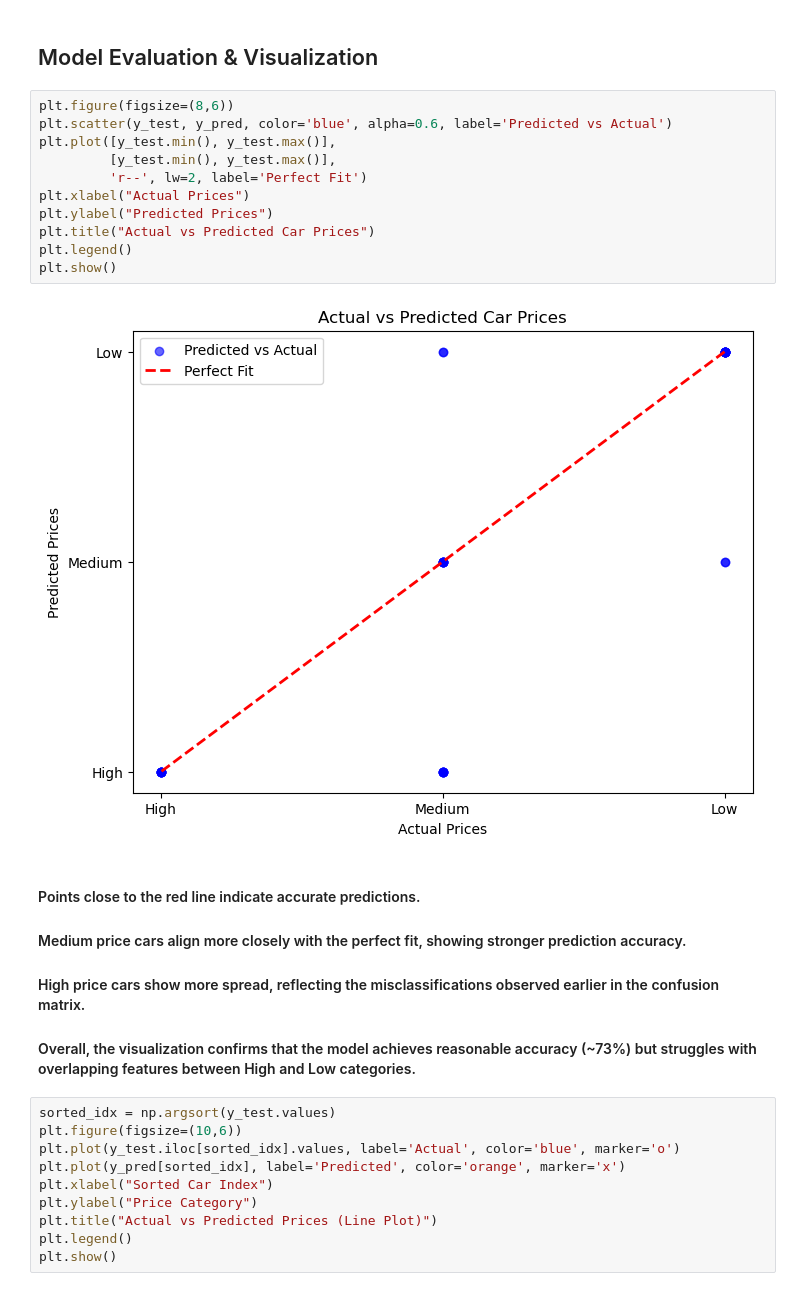
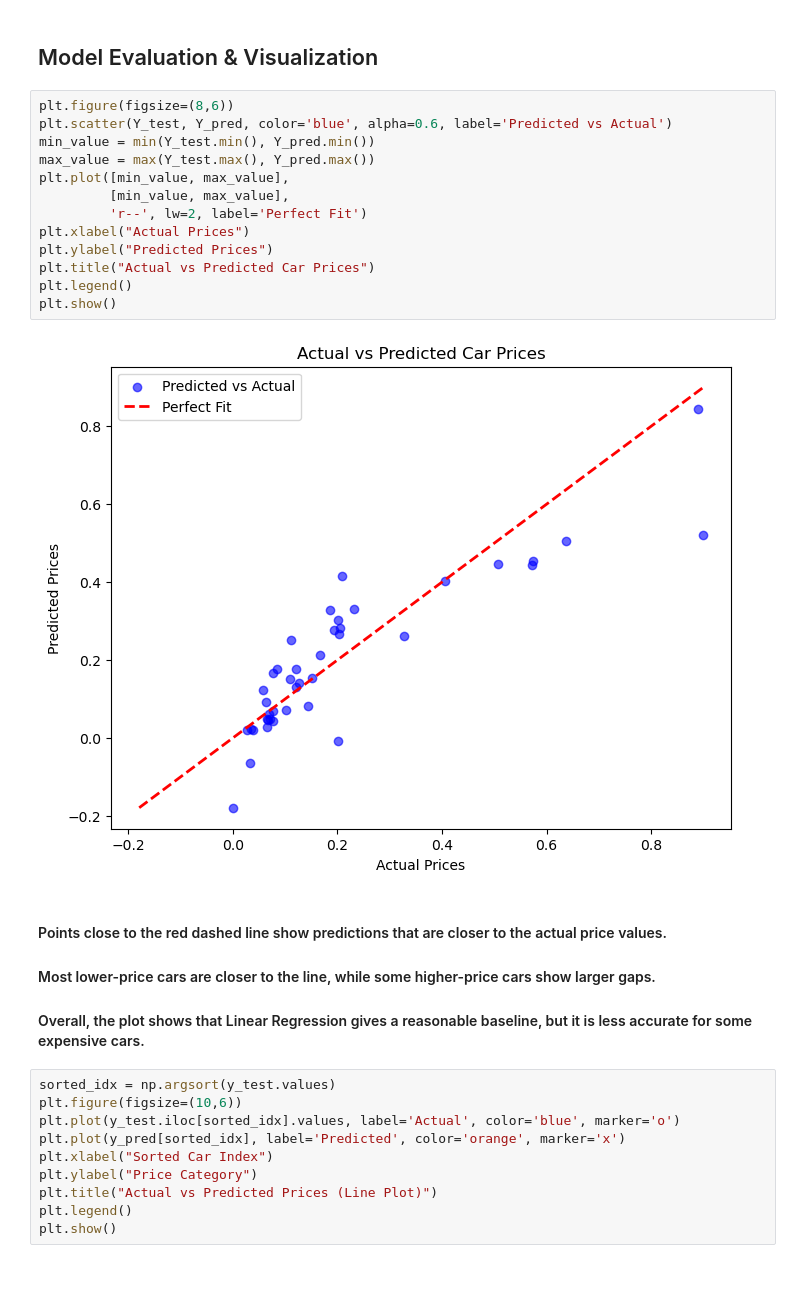
Before and after one commit to PratikG091202/car-price-prediction-ml, a Jupyter notebook: Car-Price-Prediction-ml.ipynb, the cells around one changed output. Saved outputs shown, nothing was run; the diff lists cells and outputs as text.

Commit message:
Add files via upload
Change one visualization

```diff
--- a/Car-Price-Prediction-ml.ipynb
+++ b/Car-Price-Prediction-ml.ipynb
@@ -645,22 +672,23 @@ plt.show()
 ## Model Evaluation & Visualization
 # %%
 plt.figure(figsize=(8,6))
-plt.scatter(y_test, y_pred, color='blue', alpha=0.6, label='Predicted vs Actual')
-plt.plot([y_test.min(), y_test.max()],
-         [y_test.min(), y_test.max()],
+plt.scatter(Y_test, Y_pred, color='blue', alpha=0.6, label='Predicted vs Actual')
+min_value = min(Y_test.min(), Y_pred.min())
+max_value = max(Y_test.max(), Y_pred.max())
+plt.plot([min_value, max_value],
+         [min_value, max_value],
          'r--', lw=2, label='Perfect Fit')
 plt.xlabel("Actual Prices")
 plt.ylabel("Predicted Prices")
 plt.title("Actual vs Predicted Car Prices")
 plt.legend()
 plt.show()
 # %% [output]
-[figure, old version]
+[figure, new version]
 # %% [markdown]
-#### Points close to the red line indicate accurate predictions.
-#### Medium price cars align more closely with the perfect fit, showing stronger prediction accuracy.
-#### High price cars show more spread, reflecting the misclassifications observed earlier in the confusion matrix.
-#### Overall, the visualization confirms that the model achieves reasonable accuracy (~73%) but struggles with overlapping features between High and Low categories.
+#### Points close to the red dashed line show predictions that are closer to the actual price values.
+#### Most lower-price cars are closer to the line, while some higher-price cars show larger gaps.
+#### Overall, the plot shows that Linear Regression gives a reasonable baseline, but it is less accurate for some expensive cars.
 # %%
 sorted_idx = np.argsort(y_test.values)
 plt.figure(figsize=(10,6))
```
Also changed, not shown: parts of 3 cells of this notebook.
